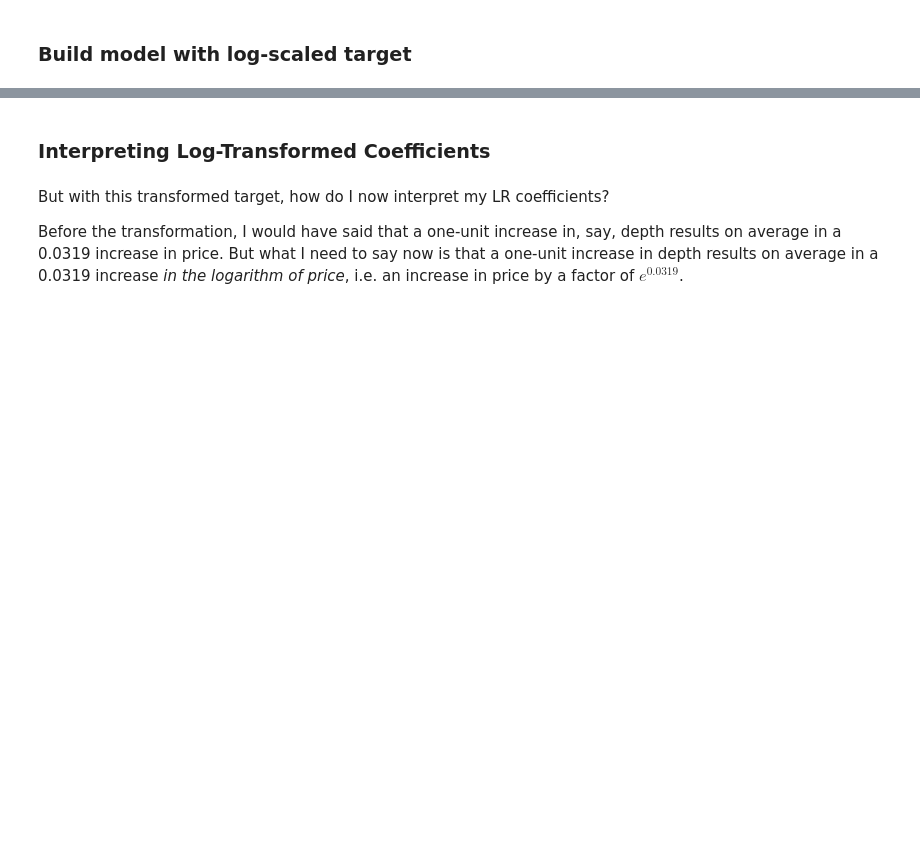
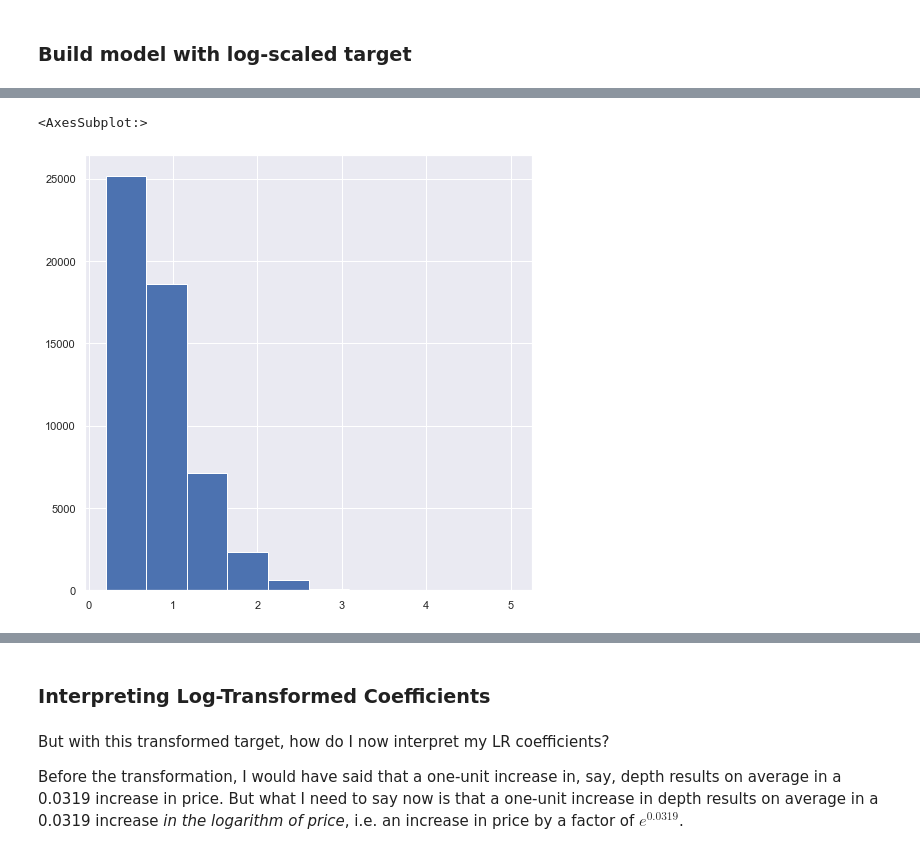
Before and after one commit to rbdaly16/NATL-DS-Live-062623, a Jupyter notebook: Phase3/Lectures/03_Feature_Transformations.ipynb, the cells around one changed output, grey strips where cells are left out. Saved outputs shown, nothing was run; the diff lists cells and outputs as text; code cells hidden in the pictures; blank space fills up the shorter version.

```diff
--- a/Phase3/Lectures/03_Feature_Transformations.ipynb
+++ b/Phase3/Lectures/03_Feature_Transformations.ipynb
@@ -125,0 +246,5 @@ model_diam.summary()
+# %%
+X['carat'].hist()
+# %% [output]
+<AxesSubplot:>
+[figure, added]
```
Also changed, not shown: parts of 47 cells of this notebook, 4 other files.
